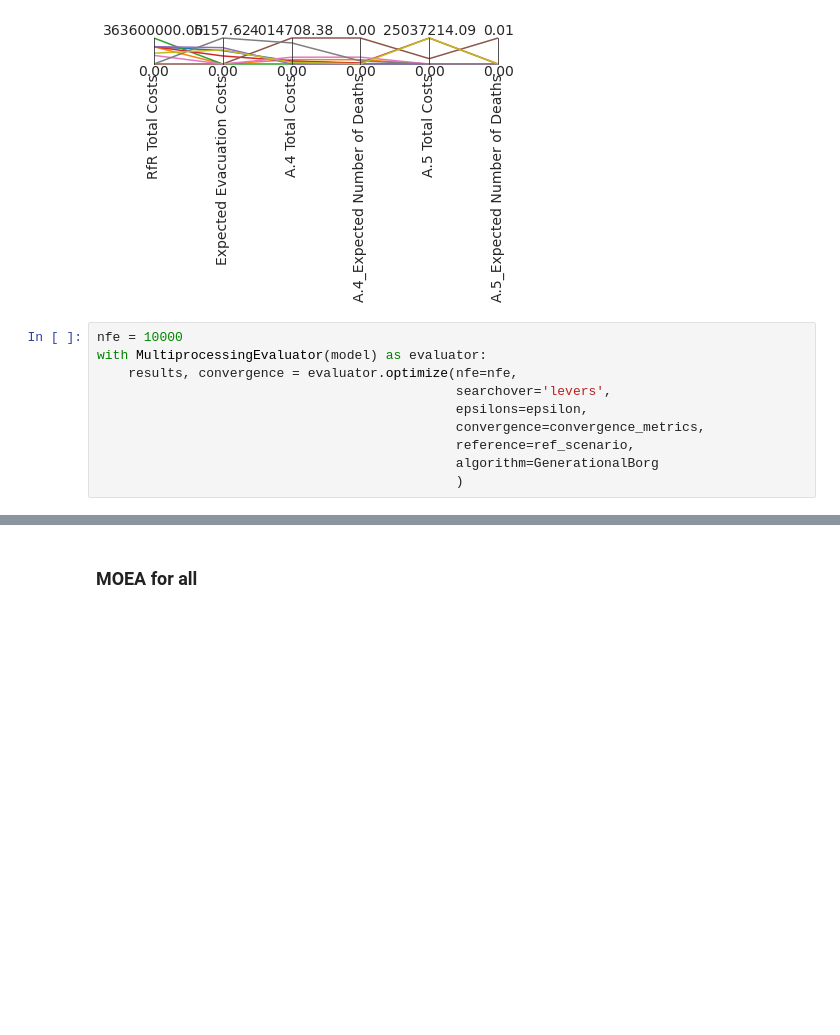
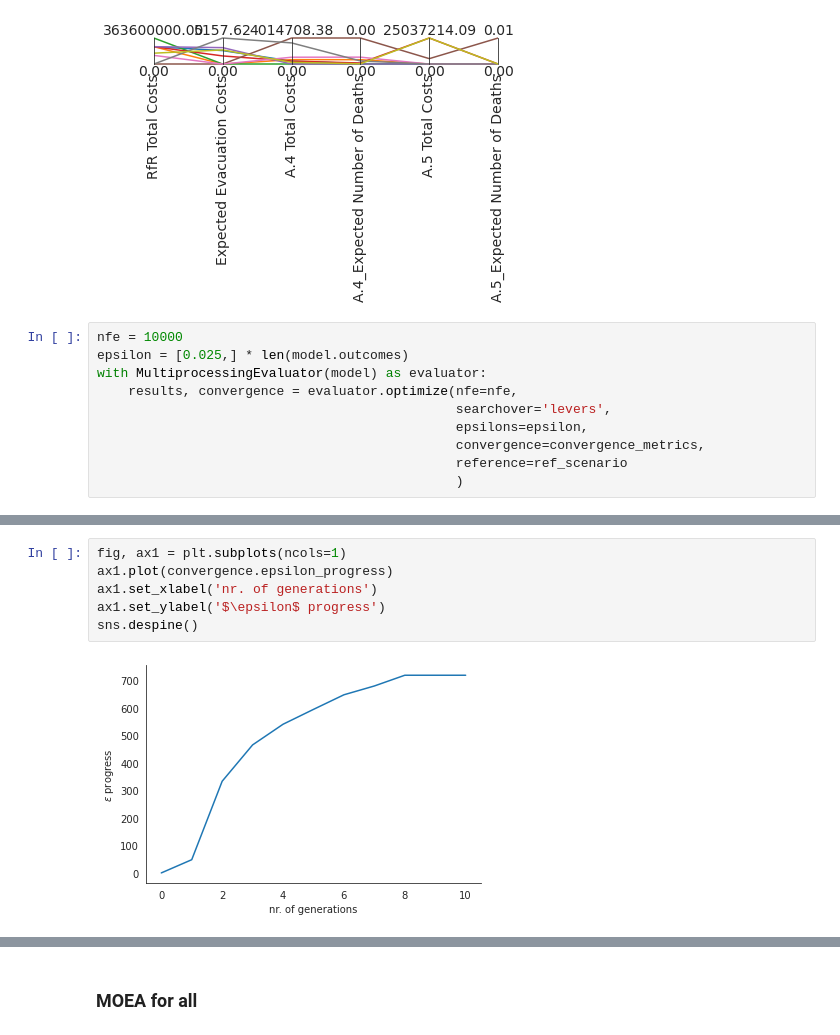
Before and after one commit to triple-capacho/EPA1361, a Jupyter notebook: final assignment/FinalRunNeatOptimization.ipynb, the cells around one changed output, grey strips where cells are left out. Drawn from its saved outputs; the diff is of its cells as text; blank space fills up the shorter version.

```diff
--- a/final assignment/FinalRunNeatOptimization.ipynb
+++ b/final assignment/FinalRunNeatOptimization.ipynb
@@ -795,11 +815,11 @@ plt.show()
 [figure]
 # %%
 nfe = 10000
+epsilon = [0.025,] * len(model.outcomes)
 with MultiprocessingEvaluator(model) as evaluator:
     results, convergence = evaluator.optimize(nfe=nfe,
                                               searchover='levers',
                                               epsilons=epsilon,
                                               convergence=convergence_metrics,
-                                              reference=ref_scenario,
-                                              algorithm=GenerationalBorg
+                                              reference=ref_scenario
                                               )
@@ -805,0 +844,8 @@ with MultiprocessingEvaluator(model) as evaluator:
+# %%
+fig, ax1 = plt.subplots(ncols=1)
+ax1.plot(convergence.epsilon_progress)
+ax1.set_xlabel('nr. of generations')
+ax1.set_ylabel('$\epsilon$ progress')
+sns.despine()
+# %% [output]
+[figure, added]
```
Also changed, not shown: parts of 14 cells of this notebook.
